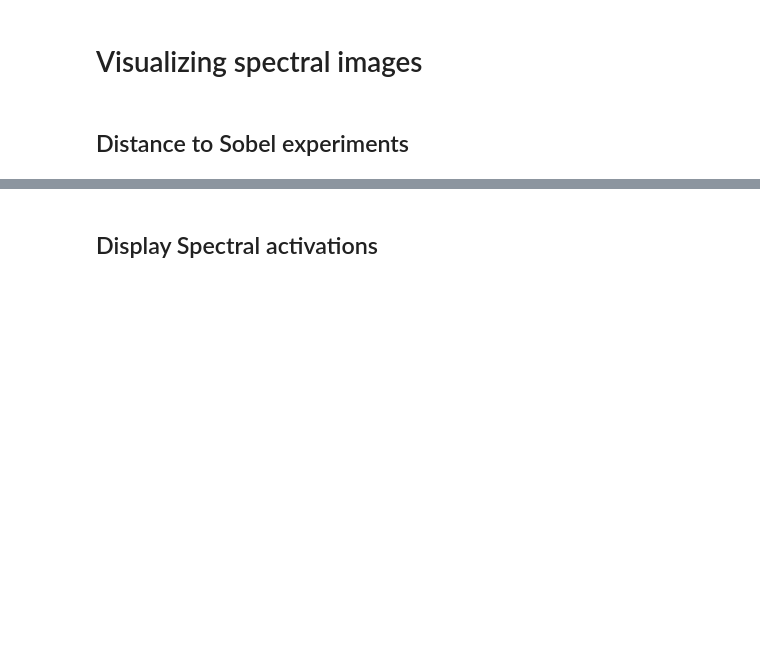
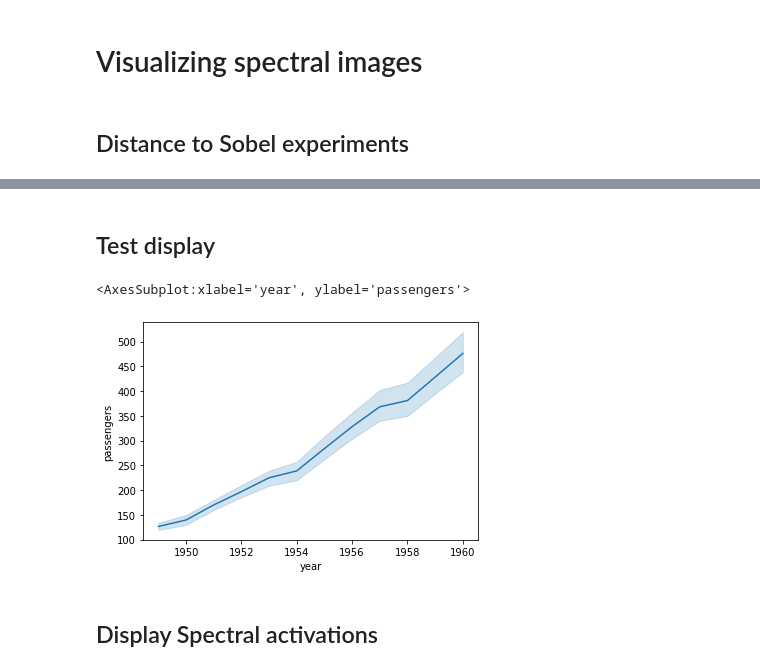
Before and after one commit to danmlr/svr, a Jupyter notebook: experiments.ipynb, the cells around one changed output, grey strips where cells are left out. Saved outputs shown, nothing was run; the diff lists cells and outputs as text; code cells hidden in the pictures; blank space fills up the shorter version.

```diff
--- a/experiments.ipynb
+++ b/experiments.ipynb
@@ -311,3 +287,12 @@ plt.show()
+# %% [markdown]
+## Test display
+# %%
+import seaborn as sns
+flights = sns.load_dataset("flights")
+sns.lineplot(data=flights, x="year", y="passengers")
+# %% [output]
+<AxesSubplot:xlabel='year', ylabel='passengers'>
+[figure, added]
 # %% [markdown]
 ## Display Spectral activations
 # %%
```
Also changed, not shown: parts of 5 cells of this notebook.
